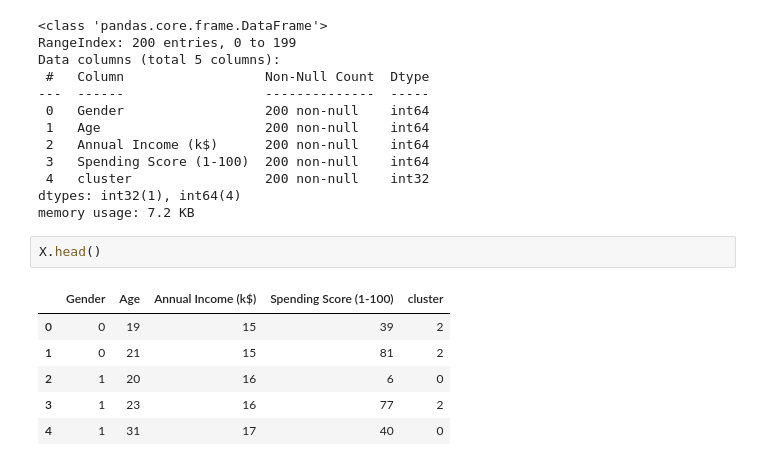
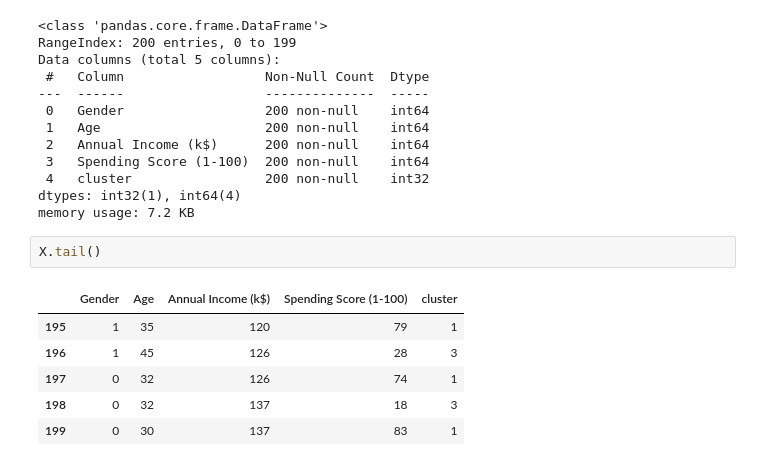
Before and after one commit to vivekkumars21/classification, a Jupyter notebook: clustering/customerseg.ipynb, the cells around one changed output. Cells and saved outputs as stored; diff of their text form.

```diff
--- a/clustering/customerseg.ipynb
+++ b/clustering/customerseg.ipynb
@@ -83,11 +83,11 @@ Data columns (total 5 columns):
 dtypes: int32(1), int64(4)
 memory usage: 7.2 KB
 # %%
-X.head()
+X.tail()
 # %% [output]
 |  | Gender | Age | Annual Income (k$) | Spending Score (1-100) | cluster |
-| 0 | 0 | 19 | 15 | 39 | 2 |
-| 1 | 0 | 21 | 15 | 81 | 2 |
-| 2 | 1 | 20 | 16 | 6 | 0 |
-| 3 | 1 | 23 | 16 | 77 | 2 |
-| 4 | 1 | 31 | 17 | 40 | 0 |
+| 195 | 1 | 35 | 120 | 79 | 1 |
+| 196 | 1 | 45 | 126 | 28 | 3 |
+| 197 | 0 | 32 | 126 | 74 | 1 |
+| 198 | 0 | 32 | 137 | 18 | 3 |
+| 199 | 0 | 30 | 137 | 83 | 1 |
```
Also changed, not shown: parts of 9 cells of this notebook.
